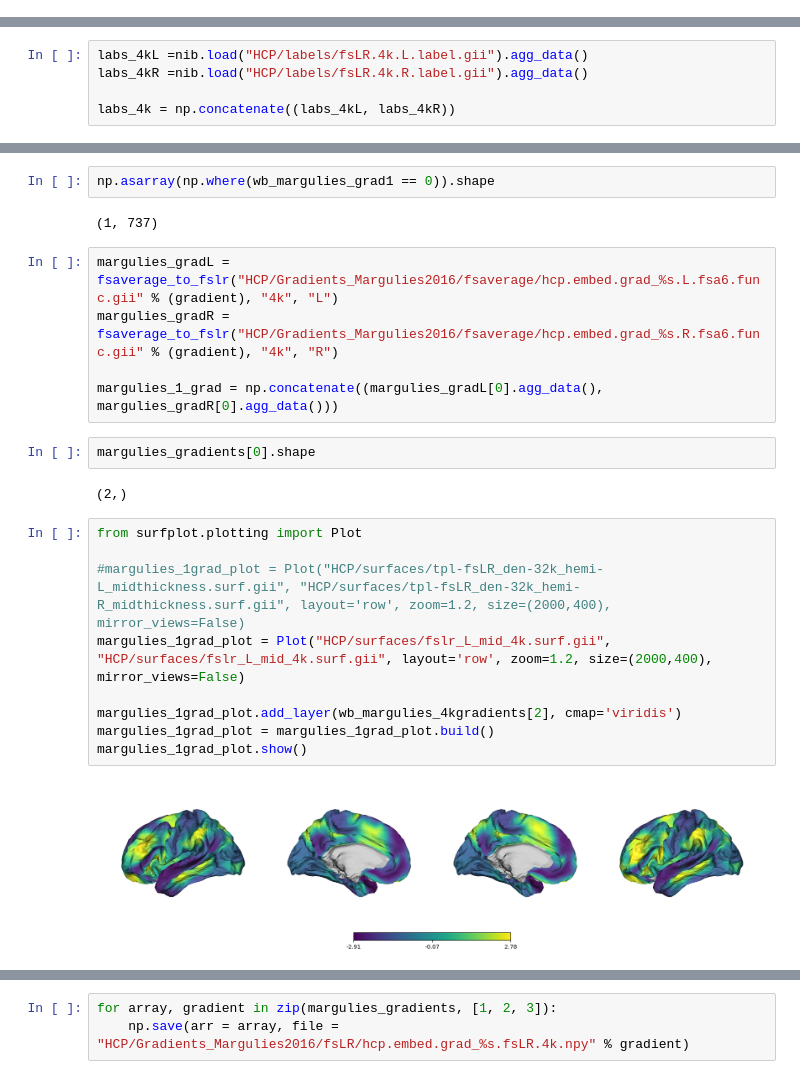
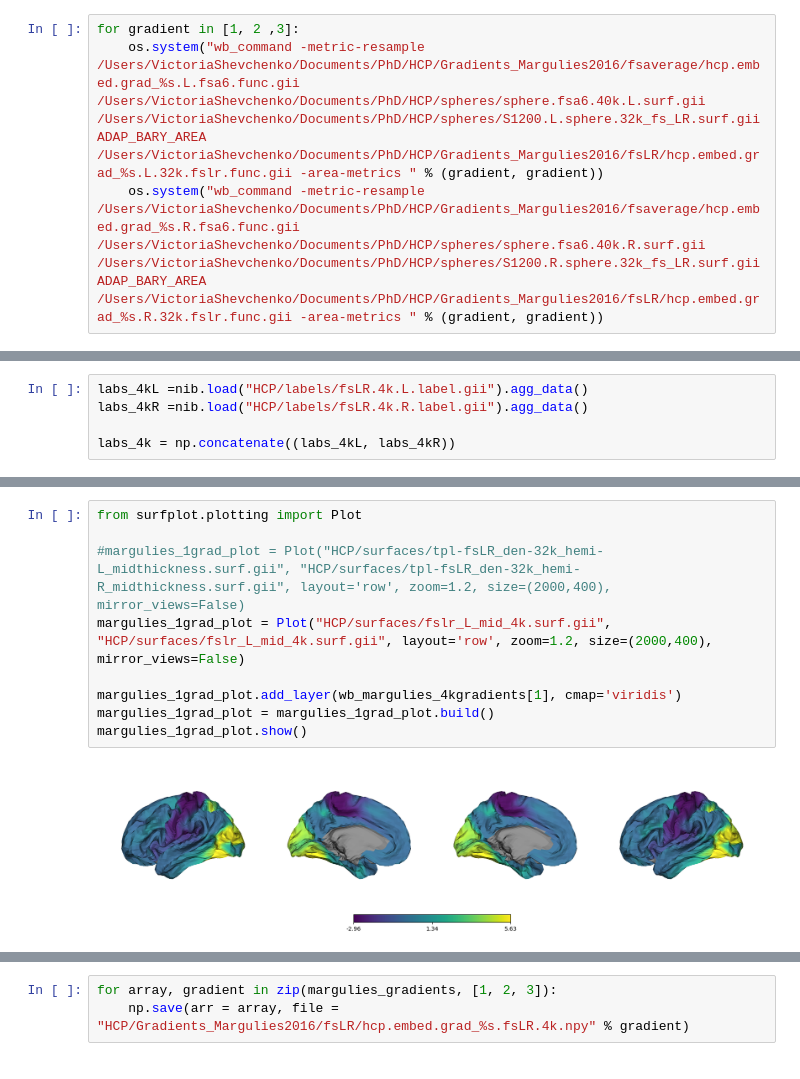
Before and after one commit to victoris93/feature-selection-scz, a Jupyter notebook: resample_gradients.ipynb, the cells around one changed output, grey strips where cells are left out. Saved outputs shown, nothing was run; the diff lists cells and outputs as text.

Commit message:
Alignments to Margulies et al 2016

```diff
--- a/resample_gradients.ipynb
+++ b/resample_gradients.ipynb
@@ -22,0 +29,4 @@ for gradient in ["1", "2", "3"]:
+# %%
+for gradient in [1, 2 ,3]:
+    os.system("wb_command -metric-resample /Users/VictoriaShevchenko/Documents/PhD/HCP/Gradients_Margulies2016/fsaverage/hcp.embed.grad_%s.L.fsa6.func.gii /Users/VictoriaShevchenko/Documents/PhD/HCP/spheres/sphere.fsa6.40k.L.surf.gii /Users/VictoriaShevchenko/Documents/PhD/HCP/spheres/S1200.L.sphere.32k_fs_LR.surf.gii ADAP_BARY_AREA /Users/VictoriaShevchenko/Documents/PhD/HCP/Gradients_Margulies2016/fsLR/hcp.embed.grad_%s.L.32k.fslr.func.gii -area-metrics " % (gradient, gradient))
+    os.system("wb_command -metric-resample /Users/VictoriaShevchenko/Documents/PhD/HCP/Gradients_Margulies2016/fsaverage/hcp.embed.grad_%s.R.fsa6.func.gii /Users/VictoriaShevchenko/Documents/PhD/HCP/spheres/sphere.fsa6.40k.R.surf.gii /Users/VictoriaShevchenko/Documents/PhD/HCP/spheres/S1200.R.sphere.32k_fs_LR.surf.gii ADAP_BARY_AREA /Users/VictoriaShevchenko/Documents/PhD/HCP/Gradients_Margulies2016/fsLR/hcp.embed.grad_%s.R.32k.fslr.func.gii -area-metrics " % (gradient, gradient))
@@ -70,27 +111,14 @@ Extracting data from HCP/surfaces/599046a594e0e45c04e90291c2348cbe/fsLR32k.tar.g
  'medial': Surface(L=PosixPath('HCP/surfaces/atlases/fsLR/tpl-fsLR_den-32k_hemi-L_desc-nomedialwall_dparc.label.gii'), R=PosixPath('HCP/surfaces/atlases/fsLR/tpl-fsLR_den-32k_hemi-R_desc-nomedialwall_ ...
  'sulc': Surface(L=PosixPath('HCP/surfaces/atlases/fsLR/tpl-fsLR_den-32k_hemi-L_desc-sulc_midthickness.shape.gii'), R=PosixPath('HCP/surfaces/atlases/fsLR/tpl-fsLR_den-32k_hemi-R_desc-sulc_midthicknes ...
  'vaavg': Surface(L=PosixPath('HCP/surfaces/atlases/fsLR/tpl-fsLR_den-32k_hemi-L_desc-vaavg_midthickness.shape.gii'), R=PosixPath('HCP/surfaces/atlases/fsLR/tpl-fsLR_den-32k_hemi-R_desc-vaavg_midthick ...
-# %%
-np.asarray(np.where(wb_margulies_grad1 == 0)).shape
-# %% [output]
-(1, 737)
-# %%
-margulies_gradL = fsaverage_to_fslr("HCP/Gradients_Margulies2016/fsaverage/hcp.embed.grad_%s.L.fsa6.func.gii" % (gradient), "4k", "L")
-margulies_gradR = fsaverage_to_fslr("HCP/Gradients_Margulies2016/fsaverage/hcp.embed.grad_%s.R.fsa6.func.gii" % (gradient), "4k", "R")
-
-margulies_1_grad = np.concatenate((margulies_gradL[0].agg_data(), margulies_gradR[0].agg_data()))
-# %%
-margulies_gradients[0].shape
-# %% [output]
-(2,)
 # %%
 from surfplot.plotting import Plot
 
 #margulies_1grad_plot = Plot("HCP/surfaces/tpl-fsLR_den-32k_hemi-L_midthickness.surf.gii", "HCP/surfaces/tpl-fsLR_den-32k_hemi-R_midthickness.surf.gii", layout='row', zoom=1.2, size=(2000,400), mirror_views=False)
 margulies_1grad_plot = Plot("HCP/surfaces/fslr_L_mid_4k.surf.gii", "HCP/surfaces/fslr_L_mid_4k.surf.gii", layout='row', zoom=1.2, size=(2000,400), mirror_views=False)
 
-margulies_1grad_plot.add_layer(wb_margulies_4kgradients[2], cmap='viridis')
+margulies_1grad_plot.add_layer(wb_margulies_4kgradients[1], cmap='viridis')
 margulies_1grad_plot = margulies_1grad_plot.build()
 margulies_1grad_plot.show()
 # %% [output]
-[figure, old version]
+[figure, new version]
```
Also changed, not shown: parts of 5 cells of this notebook, 3 other files.
